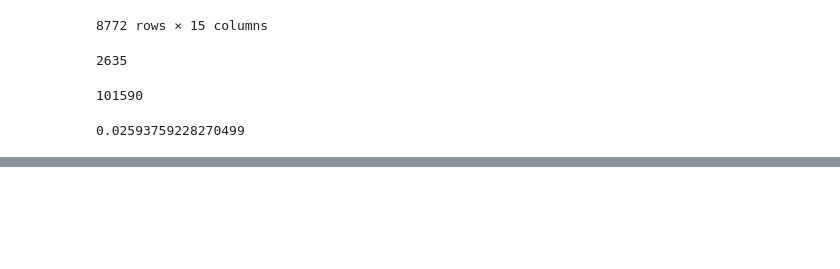
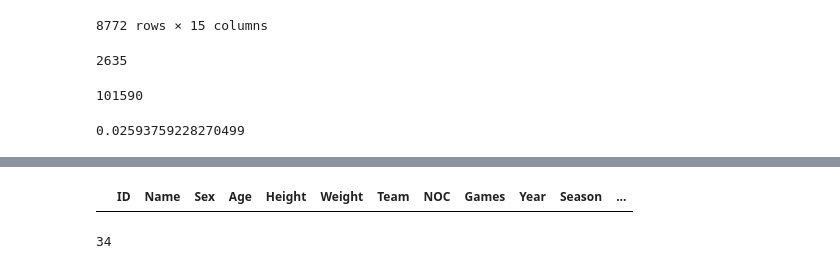
Before and after one commit to BurkovBA/OML, a Jupyter notebook: OpenMachineLearning/Assignment1/Assignment1.ipynb, the cells around one changed output, grey strips where cells are left out. Cells and saved outputs as stored; diff of their text form; code cells hidden in the pictures; blank space fills up the shorter version.

```diff
--- a/OpenMachineLearning/Assignment1/Assignment1.ipynb
+++ b/OpenMachineLearning/Assignment1/Assignment1.ipynb
@@ -47,0 +136,8 @@ len(data[data.Sex == 'M'].ID.unique())
+# %%
+data[data.Year == 1995]
+# %% [output]
+|  | ID | Name | Sex | Age | Height | Weight | Team | NOC | Games | Year | Season | ... |
+# %%
+len(data[data.Year == 2016].Sport.unique())
+# %% [output]
+34
```
Also changed, not shown: parts of 13 cells of this notebook.
